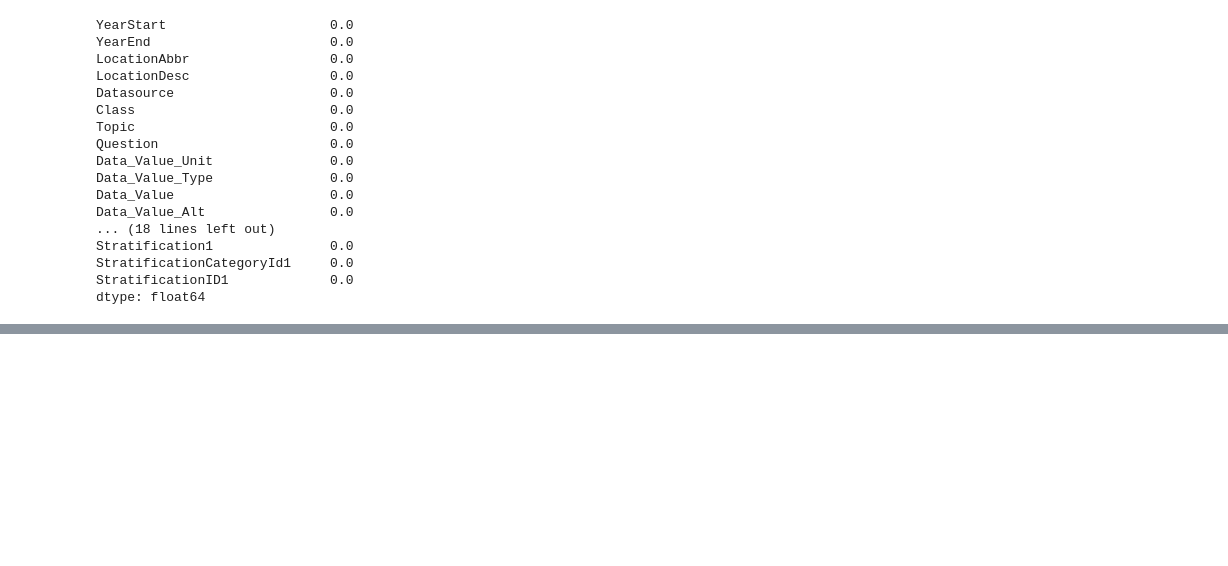
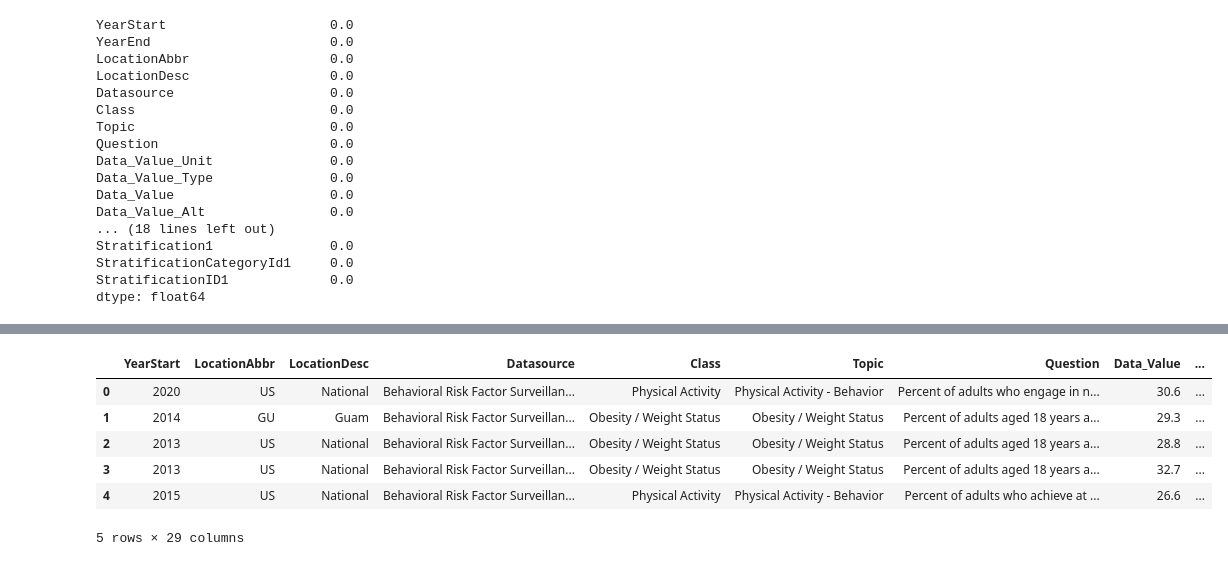
Before and after one commit to webstarO/Week-8, a Jupyter notebook: CSV_docs/Nutrition data.ipynb, the cells around one changed output, grey strips where cells are left out. Saved outputs shown, nothing was run; the diff lists cells and outputs as text; code cells hidden in the pictures; blank space fills up the shorter version.

```diff
--- a/CSV_docs/Nutrition data.ipynb
+++ b/CSV_docs/Nutrition data.ipynb
@@ -126,0 +183,11 @@ dtype: float64
+# %%
+df2.reset_index(drop=True, inplace=True)
+df2.head()
+# %% [output]
+|  | YearStart | LocationAbbr | LocationDesc | Datasource | Class | Topic | Question | Data_Value | ... |
+| 0 | 2020 | US | National | Behavioral Risk Factor Surveillan... | Physical Activity | Physical Activity - Behavior | Percent of adults who engage in n... | 30.6 | ... |
+| 1 | 2014 | GU | Guam | Behavioral Risk Factor Surveillan... | Obesity / Weight Status | Obesity / Weight Status | Percent of adults aged 18 years a... | 29.3 | ... |
+| 2 | 2013 | US | National | Behavioral Risk Factor Surveillan... | Obesity / Weight Status | Obesity / Weight Status | Percent of adults aged 18 years a... | 28.8 | ... |
+| 3 | 2013 | US | National | Behavioral Risk Factor Surveillan... | Obesity / Weight Status | Obesity / Weight Status | Percent of adults aged 18 years a... | 32.7 | ... |
+| 4 | 2015 | US | National | Behavioral Risk Factor Surveillan... | Physical Activity | Physical Activity - Behavior | Percent of adults who achieve at ... | 26.6 | ... |
+5 rows × 29 columns
```
Also changed, not shown: parts of 11 cells of this notebook.
